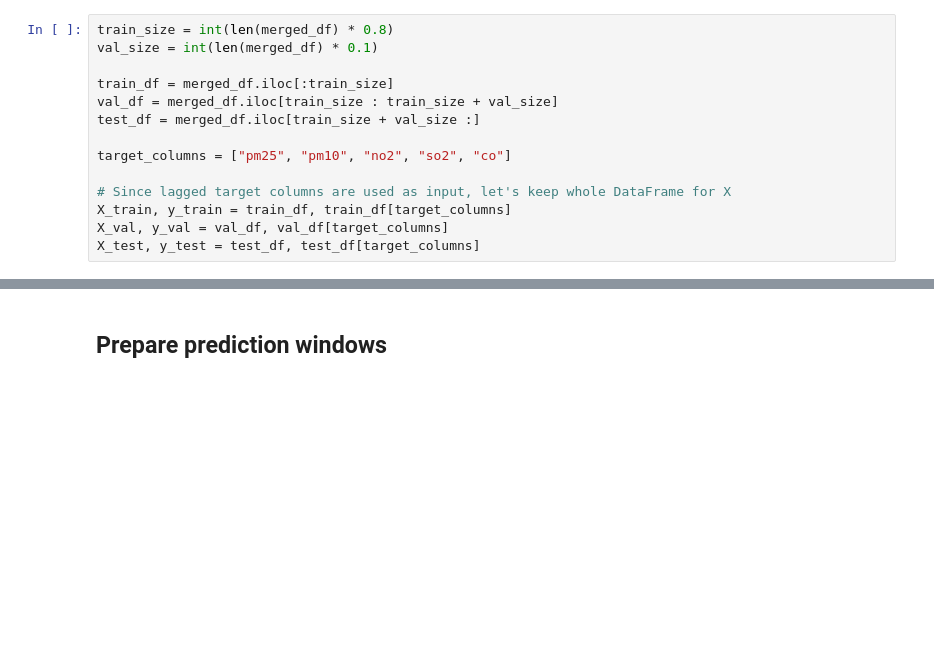
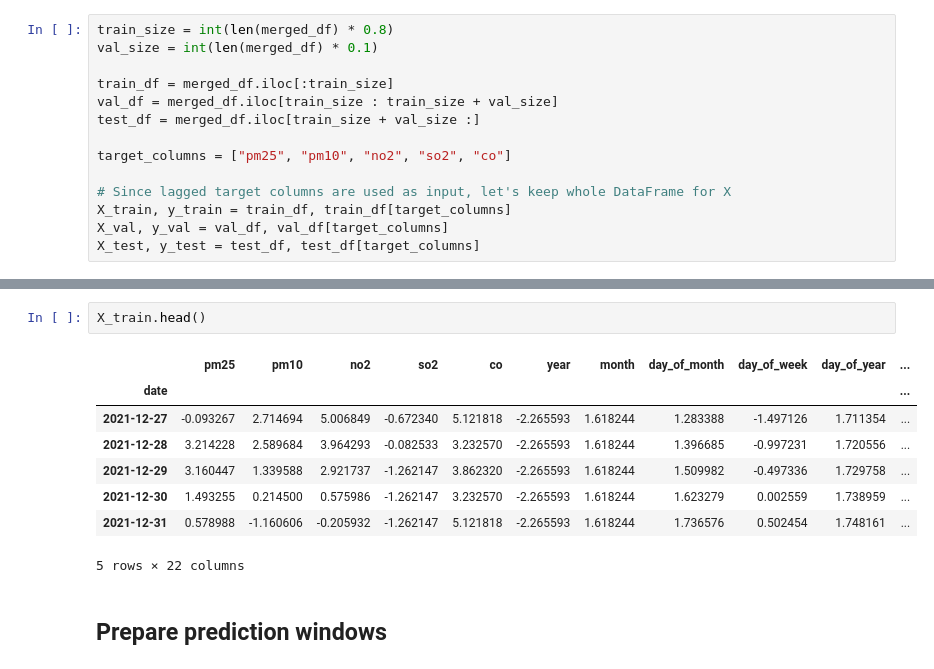
Before and after one commit to MartinRajniak/Air-Quality-Prediction, a Jupyter notebook: notebooks/air_quality_prediction.ipynb, the cells around one changed output, grey strips where cells are left out. Drawn from its saved outputs; the diff is of its cells as text; blank space fills up the shorter version.

```diff
--- a/notebooks/air_quality_prediction.ipynb
+++ b/notebooks/air_quality_prediction.ipynb
@@ -315,3 +372,14 @@ Not strictly required for tree-based models (Random Forest, Gradient Boosting li
+# %%
+X_train.head()
+# %% [output]
+|  | pm25 | pm10 | no2 | so2 | co | year | month | day_of_month | day_of_week | day_of_year | ... |
+| date |  |  |  |  |  |  |  |  |  |  | ... |
+| 2021-12-27 | -0.093267 | 2.714694 | 5.006849 | -0.672340 | 5.121818 | -2.265593 | 1.618244 | 1.283388 | -1.497126 | 1.711354 | ... |
+| 2021-12-28 | 3.214228 | 2.589684 | 3.964293 | -0.082533 | 3.232570 | -2.265593 | 1.618244 | 1.396685 | -0.997231 | 1.720556 | ... |
+| 2021-12-29 | 3.160447 | 1.339588 | 2.921737 | -1.262147 | 3.862320 | -2.265593 | 1.618244 | 1.509982 | -0.497336 | 1.729758 | ... |
+| 2021-12-30 | 1.493255 | 0.214500 | 0.575986 | -1.262147 | 3.232570 | -2.265593 | 1.618244 | 1.623279 | 0.002559 | 1.738959 | ... |
+| 2021-12-31 | 0.578988 | -1.160606 | -0.205932 | -1.262147 | 5.121818 | -2.265593 | 1.618244 | 1.736576 | 0.502454 | 1.748161 | ... |
+5 rows × 22 columns
 # %% [markdown]
 ## Prepare prediction windows
 # %%
```
Also changed, not shown: parts of 11 cells of this notebook.
